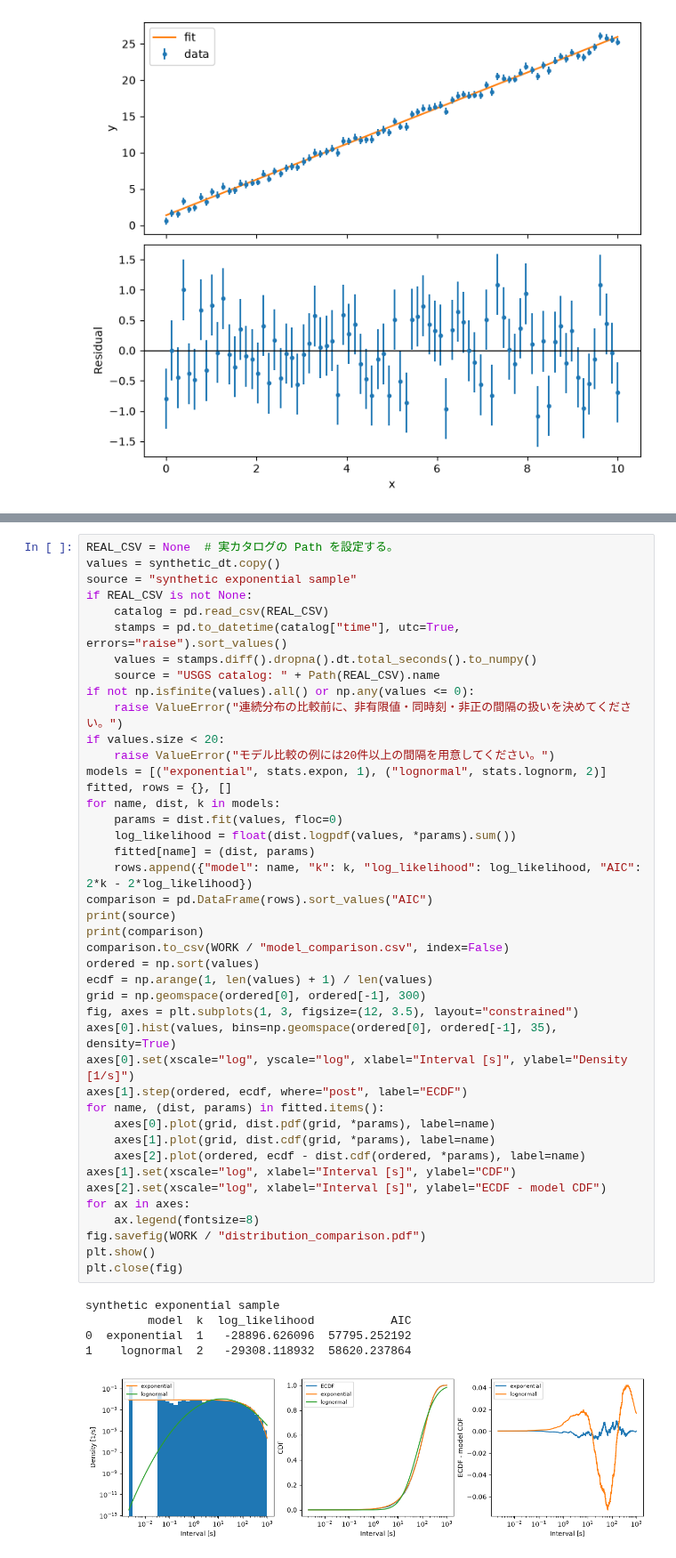
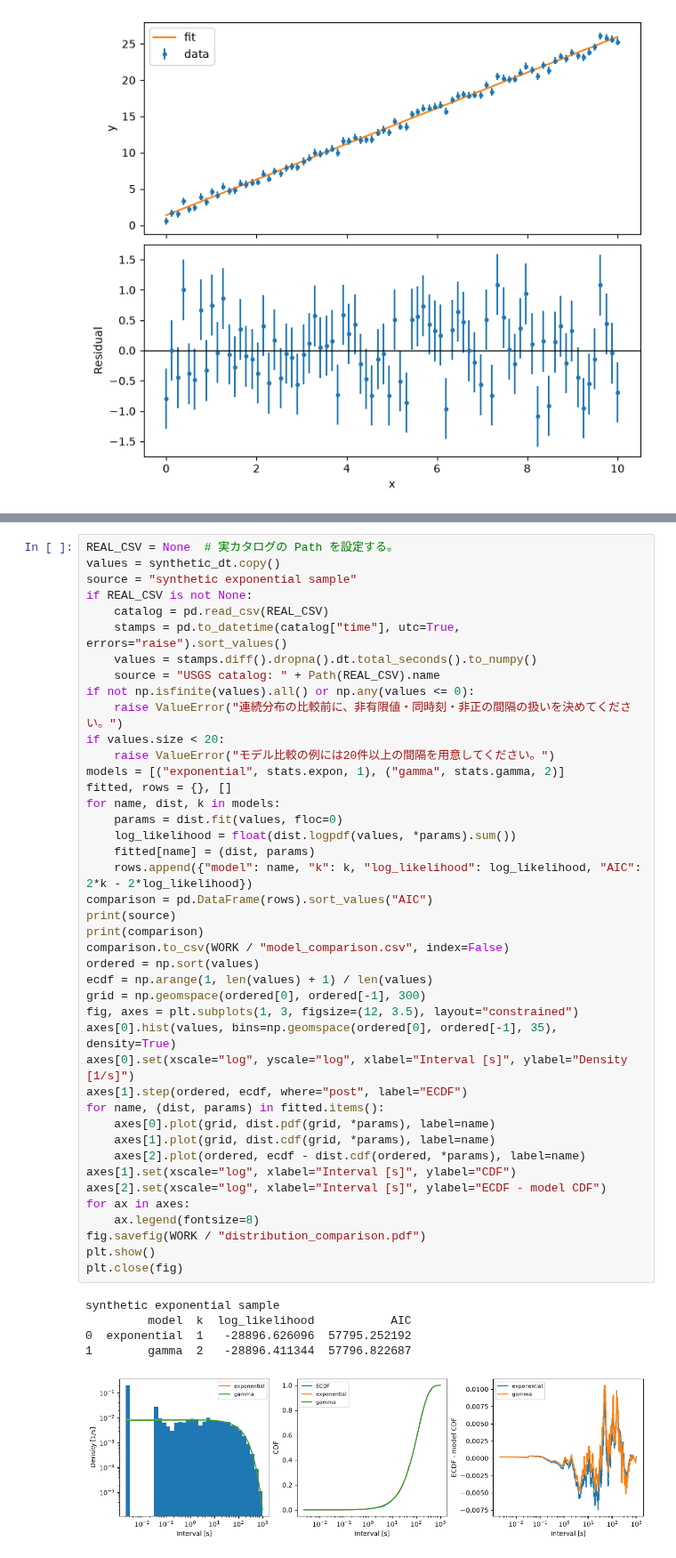
Before and after one commit to i-komae/python_textbook, a Jupyter notebook: notebooks/09_scipy.ipynb, the cells around one changed output, grey strips where cells are left out. Shown at 89% size. Drawn from its saved outputs; the diff is of its cells as text.

```diff
--- a/notebooks/09_scipy.ipynb
+++ b/notebooks/09_scipy.ipynb
@@ -138,41 +138,41 @@ if not np.isfinite(values).all() or np.any(values <= 0):
     raise ValueError("連続分布の比較前に、非有限値・同時刻・非正の間隔の扱いを決めてください。")
 if values.size < 20:
     raise ValueError("モデル比較の例には20件以上の間隔を用意してください。")
-models = [("exponential", stats.expon, 1), ("lognormal", stats.lognorm, 2)]
+models = [("exponential", stats.expon, 1), ("gamma", stats.gamma, 2)]
 fitted, rows = {}, []
 for name, dist, k in models:
     params = dist.fit(values, floc=0)
     log_likelihood = float(dist.logpdf(values, *params).sum())
     fitted[name] = (dist, params)
     rows.append({"model": name, "k": k, "log_likelihood": log_likelihood, "AIC": 2*k - 2*log_likelihood})
 comparison = pd.DataFrame(rows).sort_values("AIC")
 print(source)
 print(comparison)
 comparison.to_csv(WORK / "model_comparison.csv", index=False)
 ordered = np.sort(values)
 ecdf = np.arange(1, len(values) + 1) / len(values)
 grid = np.geomspace(ordered[0], ordered[-1], 300)
 fig, axes = plt.subplots(1, 3, figsize=(12, 3.5), layout="constrained")
 axes[0].hist(values, bins=np.geomspace(ordered[0], ordered[-1], 35), density=True)
 axes[0].set(xscale="log", yscale="log", xlabel="Interval [s]", ylabel="Density [1/s]")
 axes[1].step(ordered, ecdf, where="post", label="ECDF")
 for name, (dist, params) in fitted.items():
     axes[0].plot(grid, dist.pdf(grid, *params), label=name)
     axes[1].plot(grid, dist.cdf(grid, *params), label=name)
     axes[2].plot(ordered, ecdf - dist.cdf(ordered, *params), label=name)
 axes[1].set(xscale="log", xlabel="Interval [s]", ylabel="CDF")
 axes[2].set(xscale="log", xlabel="Interval [s]", ylabel="ECDF - model CDF")
 for ax in axes:
     ax.legend(fontsize=8)
 fig.savefig(WORK / "distribution_comparison.pdf")
 plt.show()
 plt.close(fig)
 # %% [output]
 synthetic exponential sample
          model  k  log_likelihood           AIC
 0  exponential  1   -28896.626096  57795.252192
-1    lognormal  2   -29308.118932  58620.237864
+1        gamma  2   -28896.411344  57796.822687
-[figure, old version]
+[figure, new version]
 # %% [markdown]
 ## 問4：下限を変えて感度を調べる
 
```
Also changed, not shown: parts of 1 cell of this notebook, 26 other files.
